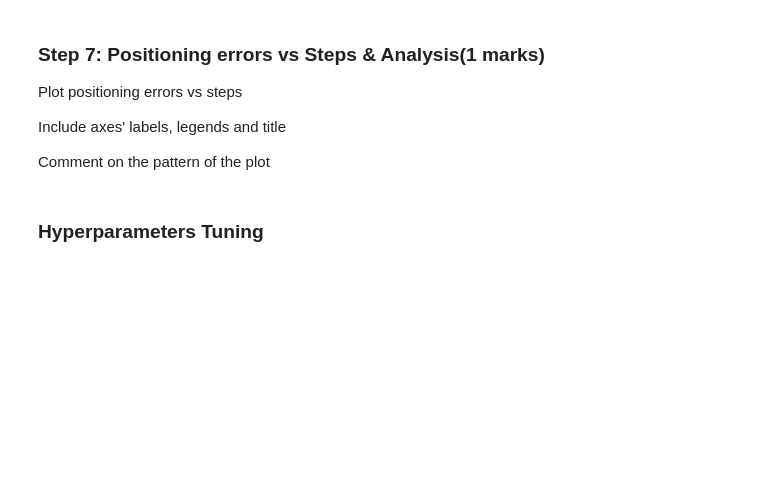
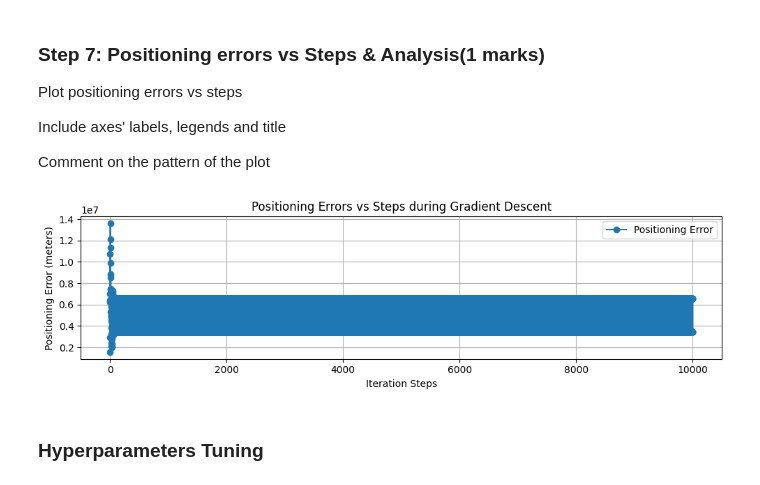
Before and after one commit to HemenSamadi/ENGG680_2025_Fall, a Jupyter notebook: Lab_Assignment2/Assignment2_Upload.ipynb, the cells around one changed output. Drawn from its saved outputs; the diff is of its cells as text; code cells hidden in the pictures; blank space fills up the shorter version.

```diff
--- a/Lab_Assignment2/Assignment2_Upload.ipynb
+++ b/Lab_Assignment2/Assignment2_Upload.ipynb
@@ -588,14 +709,27 @@ Comment on the pattern of the plot
 # %%
 fig, ax = plt.subplots(nrows=1, ncols=1, figsize=(10, 3))
 # (0.5 marks)
-# ...
+
+# Plot positioning errors vs iteration steps
+ax.plot(range(len(pos_errors)), pos_errors, marker='o', linestyle='-', label="Positioning Error")
+
+# Label axes
+ax.set_xlabel("Iteration Steps")
+ax.set_ylabel("Positioning Error (meters)")
+
+# Add title and legend
+ax.set_title("Positioning Errors vs Steps during Gradient Descent")
+ax.legend()
+
 ax.grid(True)
 fig.tight_layout()
 plt.show()
 
 # Comment on the pattern
 # (0.5 marks)
 # ...
+# %% [output]
+[figure, added]
 # %% [markdown]
 ### **Hyperparameters Tuning**
 # %% [markdown]
```
Also changed, not shown: parts of 30 cells of this notebook.
